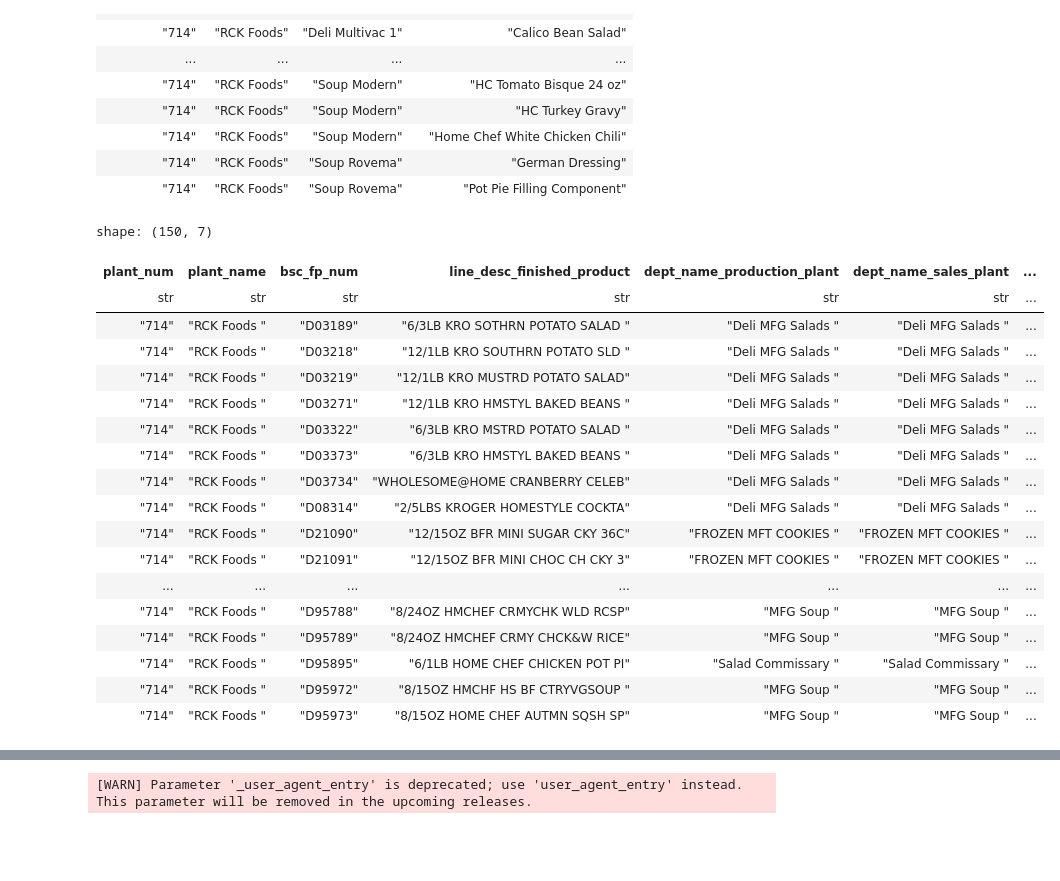
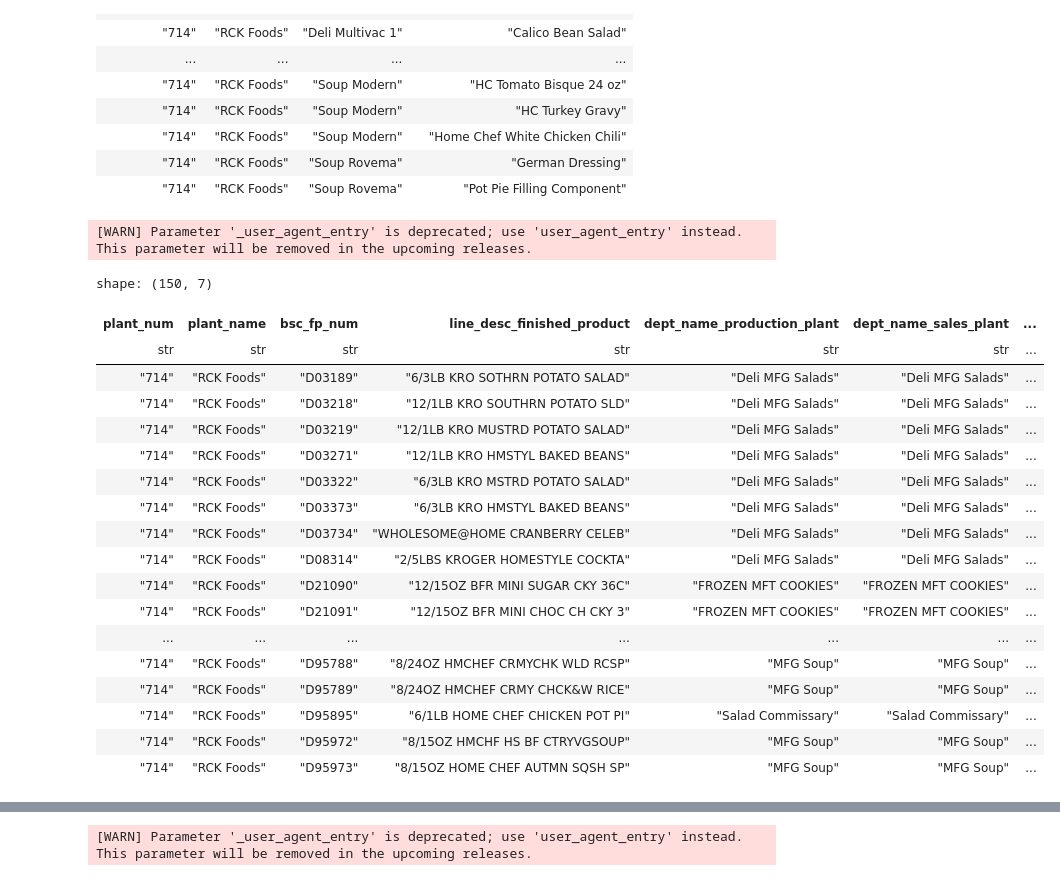
Before and after one commit to 8451LLC/labs-mfg-capabilities, a Jupyter notebook: nbs/prepare_data/join_with_formulations.ipynb, the cells around one changed output, grey strips where cells are left out. Cells and saved outputs as stored; diff of their text form; code cells hidden in the pictures; blank space fills up the shorter version.

```diff
--- a/nbs/prepare_data/join_with_formulations.ipynb
+++ b/nbs/prepare_data/join_with_formulations.ipynb
@@ -80,38 +104,50 @@ shape: (127, 4)
 # %%
 query = """
 SELECT
     plant_num,
     plant_name,
     bsc_fp_num,
     line_desc_finished_product,
     dept_name_production_plant,
     dept_name_sales_plant,
     line_market_desc
 FROM
     financials_item_info_silver
 WHERE
     plant_num = '714'
 """
-rck_bsc_items = pl.read_database(query, engine)
+rck_bsc_items = (
+    pl.read_database(query, engine)
+    .select([
+        pl.col("plant_num").str.strip_chars().alias("plant_num"),
+        pl.col("plant_name").str.strip_chars().alias("plant_name"),
+        pl.col("bsc_fp_num").str.strip_chars().alias("bsc_fp_num"),
+        pl.col("line_desc_finished_product").str.strip_chars().alias("line_desc_finished_product"),
+        pl.col("dept_name_production_plant").str.strip_chars().alias("dept_name_production_plant"),
+        pl.col("dept_name_sales_plant").str.strip_chars().alias("dept_name_sales_plant"),
+        pl.col("line_market_desc").str.strip_chars().alias("line_market_desc"),
+    ])
+)
 display(rck_bsc_items)
 # %% [output]
-shape: (150, 7)
+[WARN] Parameter '_user_agent_entry' is deprecated; use 'user_agent_entry' instead. This parameter will be removed in the upcoming releases.
+shape: (150, 7)
 | plant_num | plant_name | bsc_fp_num | line_desc_finished_product | dept_name_production_plant | dept_name_sales_plant | ... |
 | str | str | str | str | str | str | ... |
-| "714" | "RCK Foods " | "D03189" | "6/3LB KRO SOTHRN POTATO SALAD " | "Deli MFG Salads " | "Deli MFG Salads " | ... |
-| "714" | "RCK Foods " | "D03218" | "12/1LB KRO SOUTHRN POTATO SLD " | "Deli MFG Salads " | "Deli MFG Salads " | ... |
-| "714" | "RCK Foods " | "D03219" | "12/1LB KRO MUSTRD POTATO SALAD" | "Deli MFG Salads " | "Deli MFG Salads " | ... |
-| "714" | "RCK Foods " | "D03271" | "12/1LB KRO HMSTYL BAKED BEANS " | "Deli MFG Salads " | "Deli MFG Salads " | ... |
-| "714" | "RCK Foods " | "D03322" | "6/3LB KRO MSTRD POTATO SALAD " | "Deli MFG Salads " | "Deli MFG Salads " | ... |
-| "714" | "RCK Foods " | "D03373" | "6/3LB KRO HMSTYL BAKED BEANS " | "Deli MFG Salads " | "Deli MFG Salads " | ... |
-| "714" | "RCK Foods " | "D03734" | "WHOLESOME@HOME CRANBERRY CELEB" | "Deli MFG Salads " | "Deli MFG Salads " | ... |
-| "714" | "RCK Foods " | "D08314" | "2/5LBS KROGER HOMESTYLE COCKTA" | "Deli MFG Salads " | "Deli MFG Salads " | ... |
-| "714" | "RCK Foods " | "D21090" | "12/15OZ BFR MINI SUGAR CKY 36C" | "FROZEN MFT COOKIES " | "FROZEN MFT COOKIES " | ... |
-| "714" | "RCK Foods " | "D21091" | "12/15OZ BFR MINI CHOC CH CKY 3" | "FROZEN MFT COOKIES " | "FROZEN MFT COOKIES " | ... |
+| "714" | "RCK Foods" | "D03189" | "6/3LB KRO SOTHRN POTATO SALAD" | "Deli MFG Salads" | "Deli MFG Salads" | ... |
+| "714" | "RCK Foods" | "D03218" | "12/1LB KRO SOUTHRN POTATO SLD" | "Deli MFG Salads" | "Deli MFG Salads" | ... |
+| "714" | "RCK Foods" | "D03219" | "12/1LB KRO MUSTRD POTATO SALAD" | "Deli MFG Salads" | "Deli MFG Salads" | ... |
+| "714" | "RCK Foods" | "D03271" | "12/1LB KRO HMSTYL BAKED BEANS" | "Deli MFG Salads" | "Deli MFG Salads" | ... |
+| "714" | "RCK Foods" | "D03322" | "6/3LB KRO MSTRD POTATO SALAD" | "Deli MFG Salads" | "Deli MFG Salads" | ... |
+| "714" | "RCK Foods" | "D03373" | "6/3LB KRO HMSTYL BAKED BEANS" | "Deli MFG Salads" | "Deli MFG Salads" | ... |
+| "714" | "RCK Foods" | "D03734" | "WHOLESOME@HOME CRANBERRY CELEB" | "Deli MFG Salads" | "Deli MFG Salads" | ... |
+| "714" | "RCK Foods" | "D08314" | "2/5LBS KROGER HOMESTYLE COCKTA" | "Deli MFG Salads" | "Deli MFG Salads" | ... |
+| "714" | "RCK Foods" | "D21090" | "12/15OZ BFR MINI SUGAR CKY 36C" | "FROZEN MFT COOKIES" | "FROZEN MFT COOKIES" | ... |
+| "714" | "RCK Foods" | "D21091" | "12/15OZ BFR MINI CHOC CH CKY 3" | "FROZEN MFT COOKIES" | "FROZEN MFT COOKIES" | ... |
 | ... | ... | ... | ... | ... | ... | ... |
-| "714" | "RCK Foods " | "D95788" | "8/24OZ HMCHEF CRMYCHK WLD RCSP" | "MFG Soup " | "MFG Soup " | ... |
-| "714" | "RCK Foods " | "D95789" | "8/24OZ HMCHEF CRMY CHCK&W RICE" | "MFG Soup " | "MFG Soup " | ... |
-| "714" | "RCK Foods " | "D95895" | "6/1LB HOME CHEF CHICKEN POT PI" | "Salad Commissary " | "Salad Commissary " | ... |
-| "714" | "RCK Foods " | "D95972" | "8/15OZ HMCHF HS BF CTRYVGSOUP " | "MFG Soup " | "MFG Soup " | ... |
-| "714" | "RCK Foods " | "D95973" | "8/15OZ HOME CHEF AUTMN SQSH SP" | "MFG Soup " | "MFG Soup " | ... |
+| "714" | "RCK Foods" | "D95788" | "8/24OZ HMCHEF CRMYCHK WLD RCSP" | "MFG Soup" | "MFG Soup" | ... |
+| "714" | "RCK Foods" | "D95789" | "8/24OZ HMCHEF CRMY CHCK&W RICE" | "MFG Soup" | "MFG Soup" | ... |
+| "714" | "RCK Foods" | "D95895" | "6/1LB HOME CHEF CHICKEN POT PI" | "Salad Commissary" | "Salad Commissary" | ... |
+| "714" | "RCK Foods" | "D95972" | "8/15OZ HMCHF HS BF CTRYVGSOUP" | "MFG Soup" | "MFG Soup" | ... |
+| "714" | "RCK Foods" | "D95973" | "8/15OZ HOME CHEF AUTMN SQSH SP" | "MFG Soup" | "MFG Soup" | ... |
 # %%
```
Also changed, not shown: parts of 8 cells of this notebook, 1 other file.
